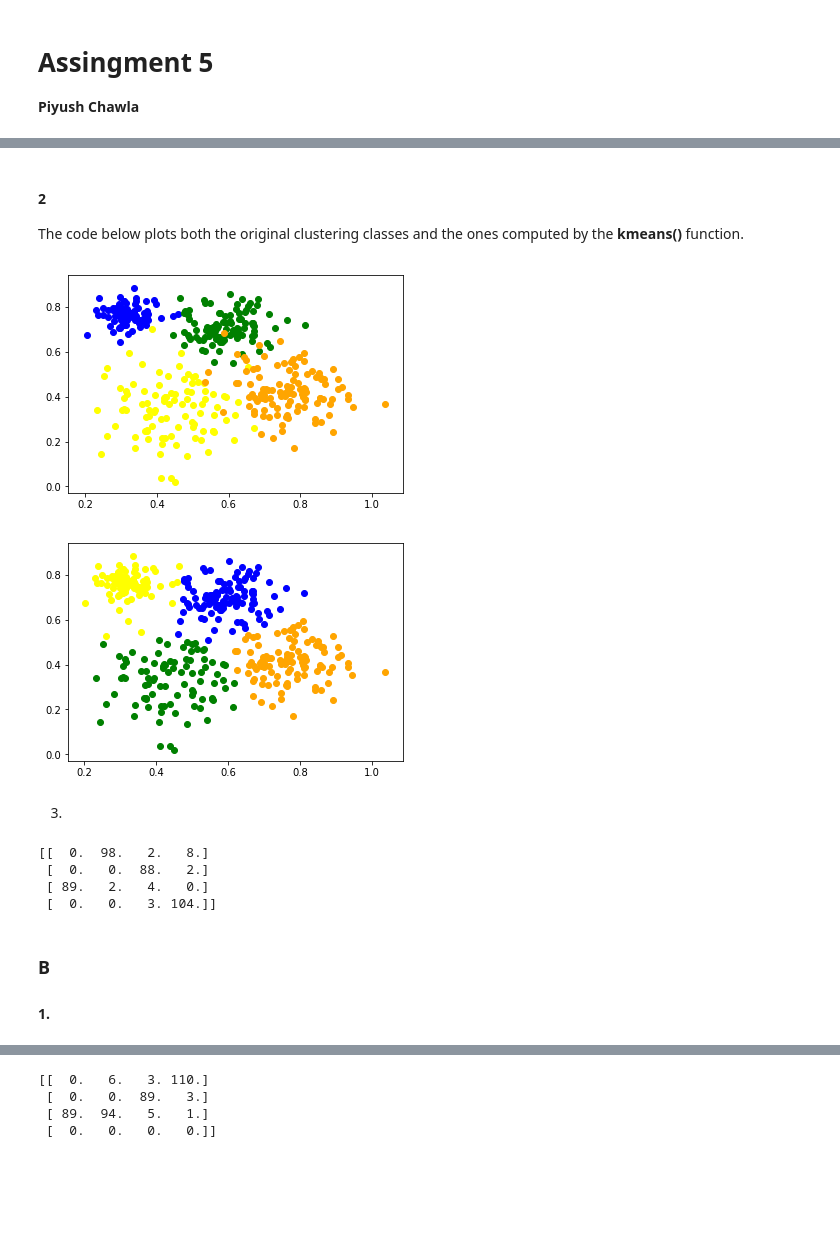
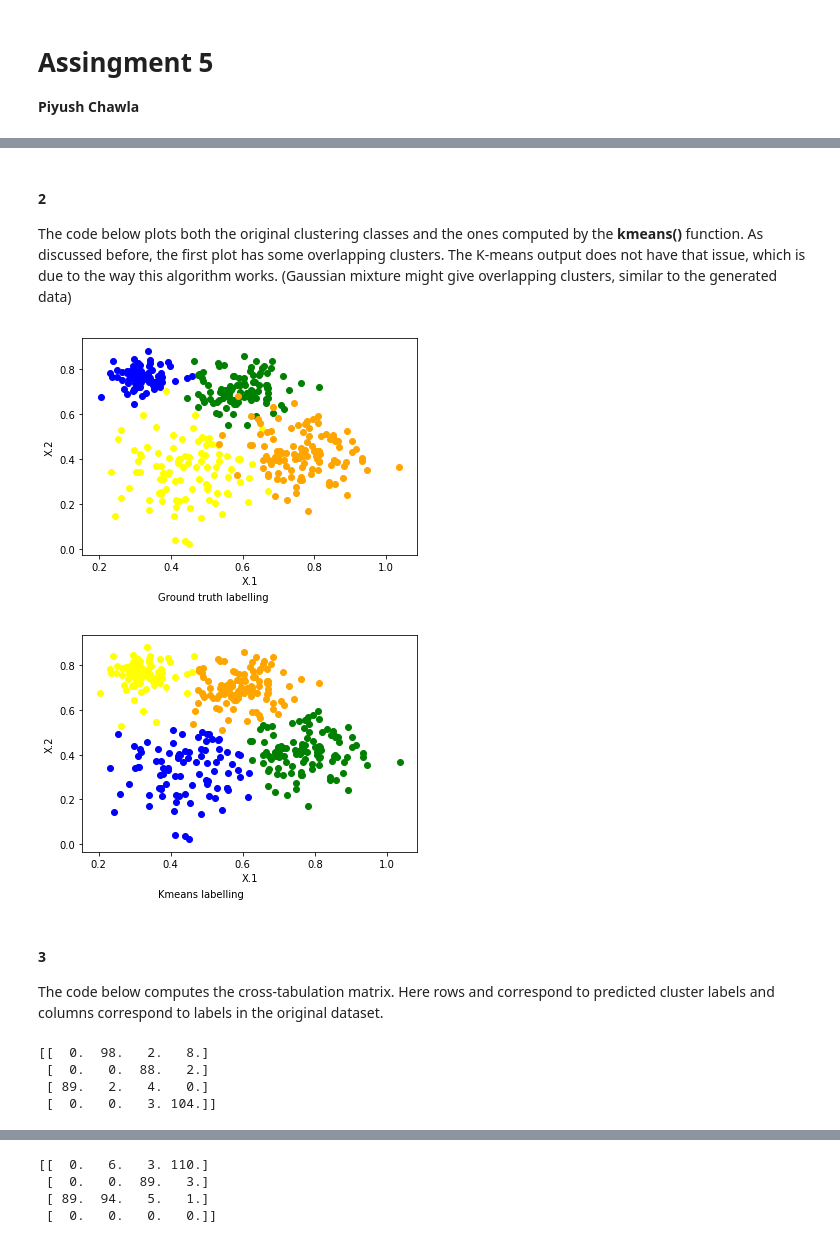
Before and after one commit to pijusch/DataMining, a Jupyter notebook: assignment5/Assignment5.ipynb, the cells around one changed output, grey strips where cells are left out. Saved outputs shown, nothing was run; the diff lists cells and outputs as text; code cells hidden in the pictures; blank space fills up the shorter version.

```diff
--- a/assignment5/Assignment5.ipynb
+++ b/assignment5/Assignment5.ipynb
@@ -58,7 +59,8 @@ The function **colors()** below plots clusters in 'TwoDimHard' dataset. It can b
 # %%
 colors = ['red','blue','green','yellow','orange']
-def plot(data,clss,k):
+def plot(data,clss,k,txt):
     _plot = []
+    fig = plt.figure()
     for i in range(k+1):
         _plot.append([])
     for i in range(len(data)):
@@ -68,5 +70,8 @@ def plot(data,clss,k):
             continue
         _plot[i] = np.array(_plot[i])
         plt.scatter(_plot[i][:,0],_plot[i][:,1],c = colors[i])
+    plt.xlabel('X.1')
+    plt.ylabel('X.2')
+    fig.text(0.3,-0.03,txt)
     plt.show()
 # %% [markdown]
@@ -139,14 +147,16 @@ SSE+SSB 29.35262364326011
 # %% [markdown]
 #### 2
-The code below plots both the original clustering classes and the ones computed by the **kmeans()** function.
+The code below plots both the original clustering classes and the ones computed by the **kmeans()** function. As discussed before, the first plot has some overlapping clusters. The K-means output does not have that issue, which is due to the way this algorithm works. (Gaussian mixture might give overlapping clusters, similar to the generated data)
 # %%
-plot(np.array(data[['X.1','X.2']]),np.array(data['cluster']),4)
-plot(np.array(data[['X.1','X.2']]),clss,4)
+plot(np.array(data[['X.1','X.2']]),np.array(data['cluster']),4,'Ground truth labelling')
+plot(np.array(data[['X.1','X.2']]),clss,4,'Kmeans labelling')
 # %% [output]
-[figure, old version]
+[figure, new version]
-[figure, old version]
+[figure, new version]
-# %% [markdown]
-3.
+# %% [markdown]
+#### 3
+
+The code below computes the cross-tabulation matrix. Here rows and correspond to predicted cluster labels and columns correspond to labels in the original dataset.
 # %%
 mat = conf(clss,list(data['cluster']))
 print(mat)
@@ -162,4 +167,0 @@ print(mat)
-# %% [markdown]
-### B
-
-#### 1.
```
Also changed, not shown: parts of 45 cells of this notebook, 1 other file.
